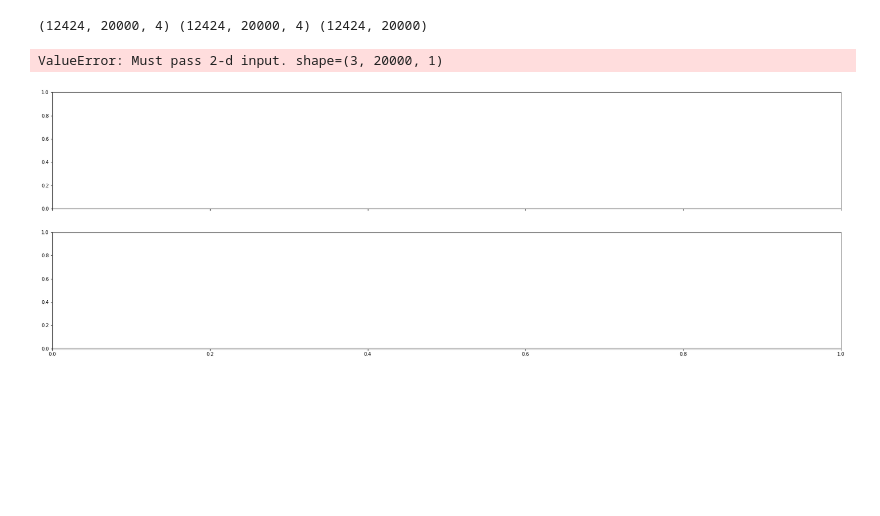
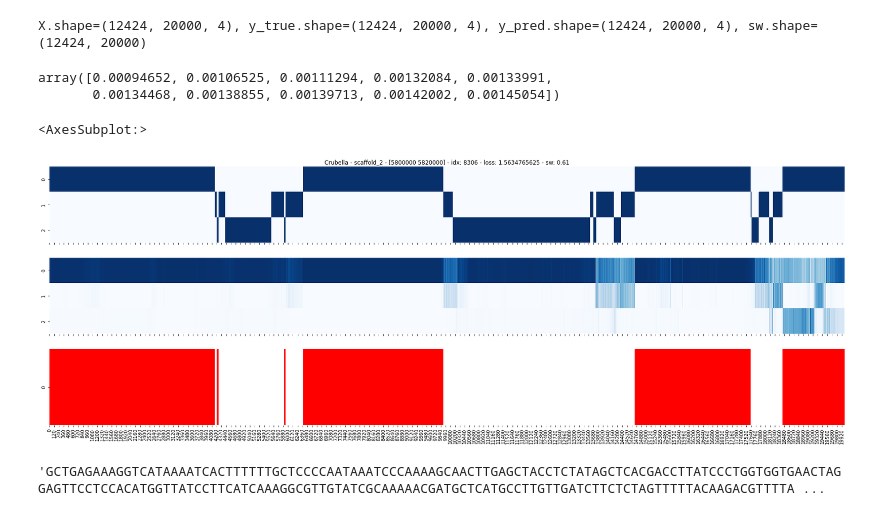
Before and after one commit to weberlab-hhu/helixer_scratch, a Jupyter notebook: notebooks/plot_predictions.ipynb, the cells around one changed output. Cells and saved outputs as stored; diff of their text form; code cells hidden in the pictures; blank space fills up the shorter version.

```diff
--- a/notebooks/plot_predictions.ipynb
+++ b/notebooks/plot_predictions.ipynb
@@ -10,6 +10,6 @@ def _zero_out_utrs(y):
     y[..., 1] = 0
 # %%
 def cross_entropy(y_true, y_pred):
-    true_class_preds = y_pred[y_true.astype(np.bool)].reshape(-1, 20000)
+    true_class_preds = y_pred[y_true.astype(np.bool)]
     losses = -np.log(true_class_preds)
     return losses
@@ -17,23 +22,42 @@ def cross_entropy(y_true, y_pred):
 p = h5py.File('/home/felix/Desktop/x9HyB_Crubella_predictions.h5', 'r')
 d = h5py.File('/home/felix/git/HelixerPrep/data/plants/single_genomes/Crubella/test_data.h5', 'r')
 # %%
+X = d['data/X'][:]
 y_true = d['data/y'][:]
 y_pred = p['predictions'][:]
 sw = d['data/sample_weights'][:]
-print(y_true.shape, y_pred.shape, sw.shape)
+seqids = d['data/seqids'][:]
+species = d['data/species'][:]
+start_ends = d['data/start_ends'][:]
+print(f'{X.shape=}, {y_true.shape=}, {y_pred.shape=}, {sw.shape=}')
 
 _zero_out_utrs(y_true)
 y_true, y_pred = np.delete(y_true, 1, axis=-1), np.delete(y_pred, 1, axis=-1)
 # %% [output]
-(12424, 20000, 4) (12424, 20000, 4) (12424, 20000)
+X.shape=(12424, 20000, 4), y_true.shape=(12424, 20000, 4), y_pred.shape=(12424, 20000, 4), sw.shape=(12424, 20000)
 # %%
-losses = [np.mean(cross_entropy(y_true[i, sw[i]], y_pred[i, sw[i]]), axis=1) for i in range(y_true.shape[0])]
+losses = np.zeros(y_true.shape[0])
+full_losses = []
+for i in range(y_true.shape[0]):
+    full_losses.append(cross_entropy(y_true[i], y_pred[i]))
+    losses[i] = np.mean(full_losses[-1])
 loss_idx = np.argsort(losses)
+# %%
+losses[loss_idx][:10]
+# %% [output]
+array([0.00094652, 0.00106525, 0.00111294, 0.00132084, 0.00133991,
+       0.00134468, 0.00138855, 0.00139713, 0.00142002, 0.00145054])
 # %%
-idx = loss_idx[-(np.random.randint(20) + 1)]  # choose sample from the 20 with the highest loss
-fig, axes = plt.subplots(2, figsize=(30, 10), sharex=True)
+idx = loss_idx[-(np.random.randint(100) + 1)]  # choose sample from the 20 with the highest loss
+fig, axes = plt.subplots(3, figsize=(30, 10), sharex=True)
+axes[0].set_title(f'{species[idx].decode()} - {seqids[idx].decode()} - {start_ends[idx]} - idx: {idx} - loss: {losses[idx]} - sw: {np.count_nonzero(sw[idx] == 0) / sw.shape[1]:.2f}')
 for i, y in enumerate([y_true, y_pred]):
     sns.heatmap(y[idx].T, cbar=False, cmap='Blues', ax=axes[i])
+sns.heatmap(sw[idx][:, None].T, cbar=False, cmap=['red', 'white'], ax=axes[2])
 # %% [output]
-ValueError: Must pass 2-d input. shape=(3, 20000, 1)
+<AxesSubplot:>
-[figure, old version]
+[figure, new version]
+# %%
+dna_sequence(X[idx][4200:7000])
+# %% [output]
+'GCTGAGAAAGGTCATAAAATCACTTTTTTGCTCCCCAATAAATCCCAAAAGCAACTTGAGCTACCTCTATAGCTCACGACCTTATCCCTGGTGGTGAACTAGGAGTTCCTCCACATGGTTATCCTTCATCAAAGGCGTTGTATCGCAAAAACGATGCTCATGCCTTGTTGATCTTCTCTAGTTTTTACAAGACGTTTTA ...
```
Also changed, not shown: parts of 1 cell of this notebook.
